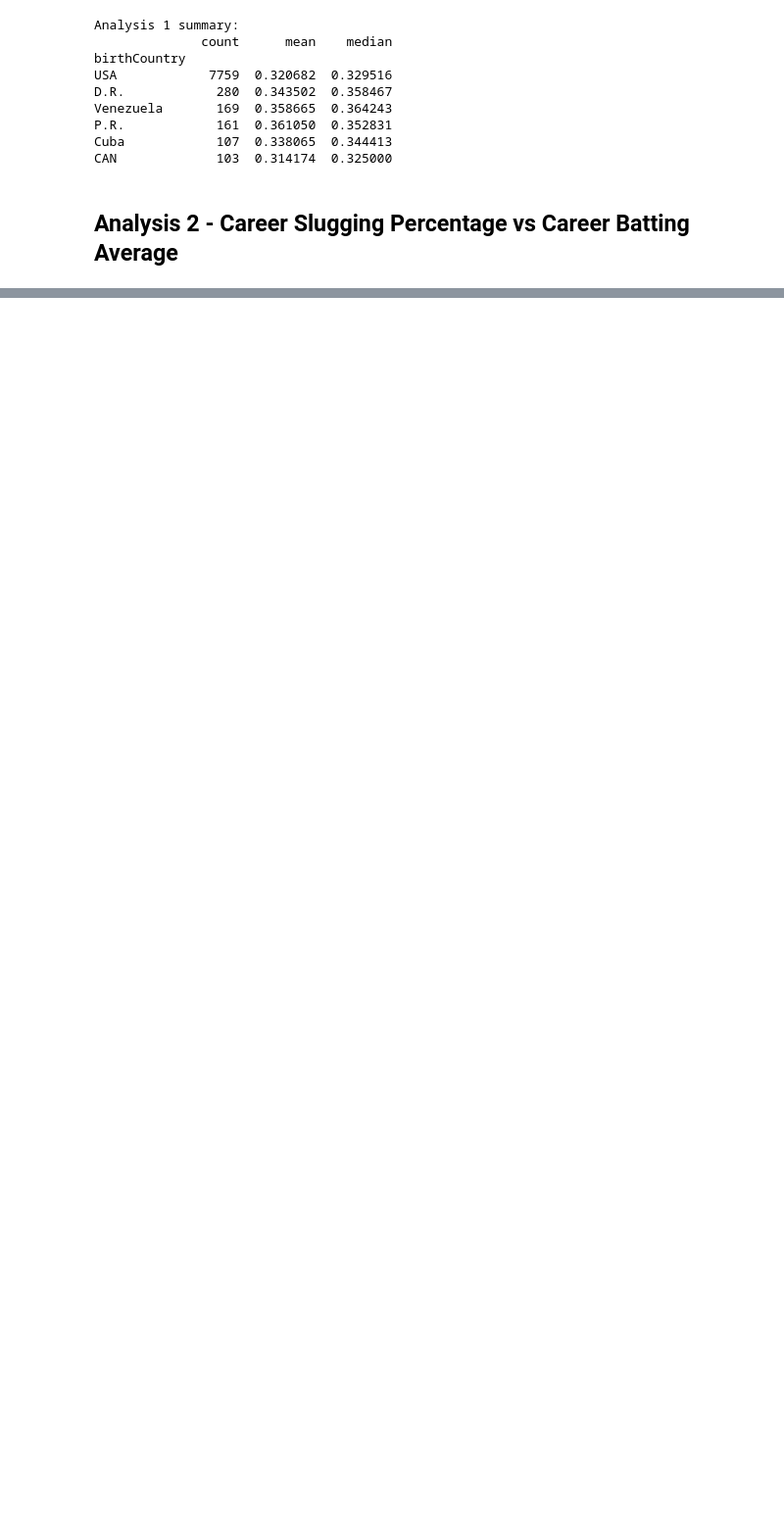
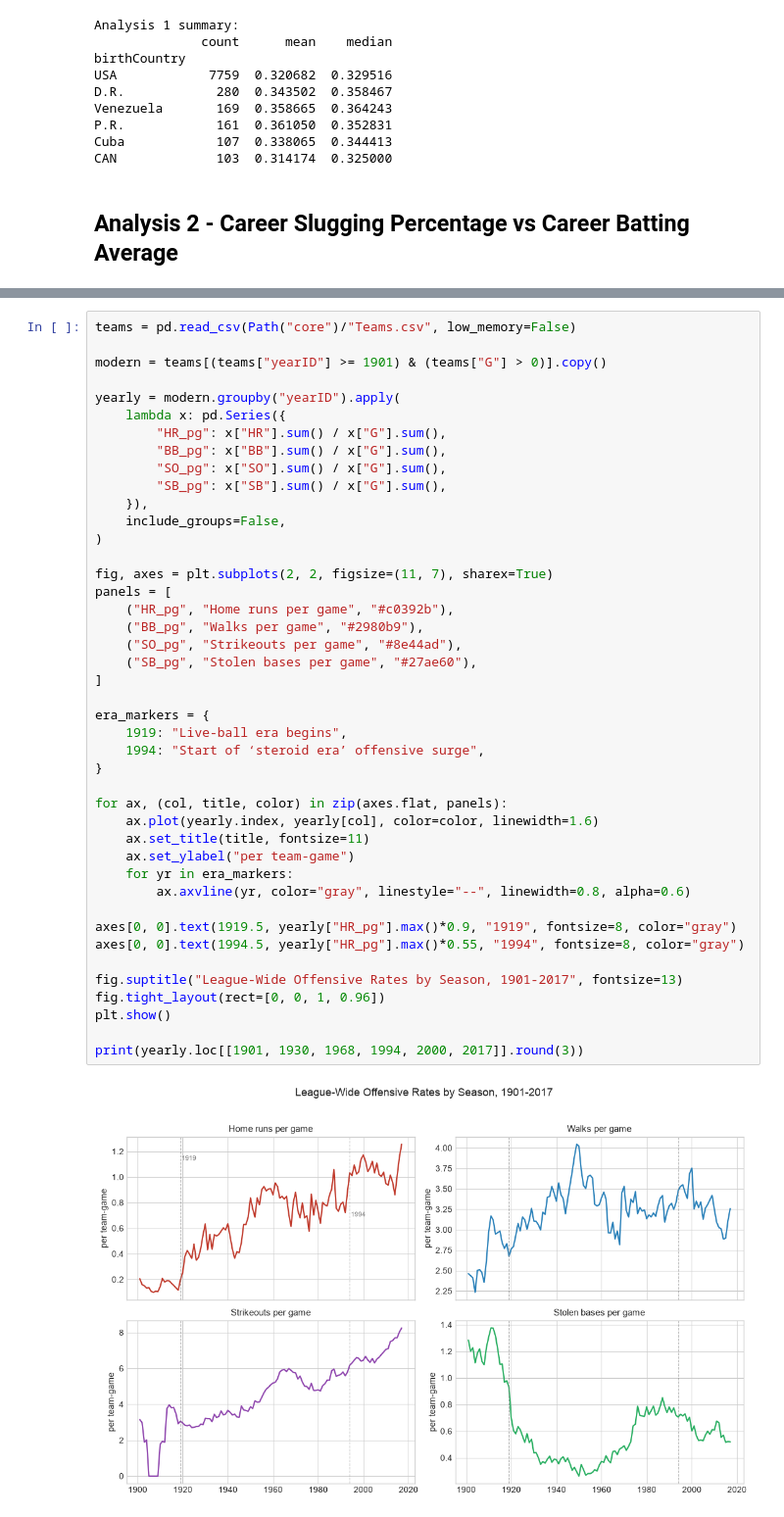
Before and after one commit to Nathan-Bateman22/Data-Science-Project_Baseball-Dataset, a Jupyter notebook: project1.ipynb, the cells around one changed output, grey strips where cells are left out. Shown at 98% size. Cells and saved outputs as stored; diff of their text form; blank space fills up the shorter version.

Commit message:
added analysis 3 and 4, offense over the years, winning percentage to team stats corelation

```diff
--- a/project1.ipynb
+++ b/project1.ipynb
@@ -238,0 +241,45 @@ judgeaa01  626  169  56     0.269968      0.589457
+# %%
+teams = pd.read_csv(Path("core")/"Teams.csv", low_memory=False)
+
+modern = teams[(teams["yearID"] >= 1901) & (teams["G"] > 0)].copy()
+
+yearly = modern.groupby("yearID").apply(
+    lambda x: pd.Series({
+        "HR_pg": x["HR"].sum() / x["G"].sum(),
+        "BB_pg": x["BB"].sum() / x["G"].sum(),
+        "SO_pg": x["SO"].sum() / x["G"].sum(),
+        "SB_pg": x["SB"].sum() / x["G"].sum(),
+    }),
+    include_groups=False,
+)
+
+fig, axes = plt.subplots(2, 2, figsize=(11, 7), sharex=True)
+panels = [
+    ("HR_pg", "Home runs per game", "#c0392b"),
+    ("BB_pg", "Walks per game", "#2980b9"),
+    ("SO_pg", "Strikeouts per game", "#8e44ad"),
+    ("SB_pg", "Stolen bases per game", "#27ae60"),
+]
+
+era_markers = {
+    1919: "Live-ball era begins",
+    1994: "Start of ‘steroid era’ offensive surge",
+}
+
+for ax, (col, title, color) in zip(axes.flat, panels):
+    ax.plot(yearly.index, yearly[col], color=color, linewidth=1.6)
+    ax.set_title(title, fontsize=11)
+    ax.set_ylabel("per team-game")
+    for yr in era_markers:
+        ax.axvline(yr, color="gray", linestyle="--", linewidth=0.8, alpha=0.6)
+
+axes[0, 0].text(1919.5, yearly["HR_pg"].max()*0.9, "1919", fontsize=8, color="gray")
+axes[0, 0].text(1994.5, yearly["HR_pg"].max()*0.55, "1994", fontsize=8, color="gray")
+
+fig.suptitle("League-Wide Offensive Rates by Season, 1901-2017", fontsize=13)
+fig.tight_layout(rect=[0, 0, 1, 0.96])
+plt.show()
+
+print(yearly.loc[[1901, 1930, 1968, 1994, 2000, 2017]].round(3))
+# %% [output]
+[figure, added]
```
Also changed, not shown: parts of 6 cells of this notebook.
